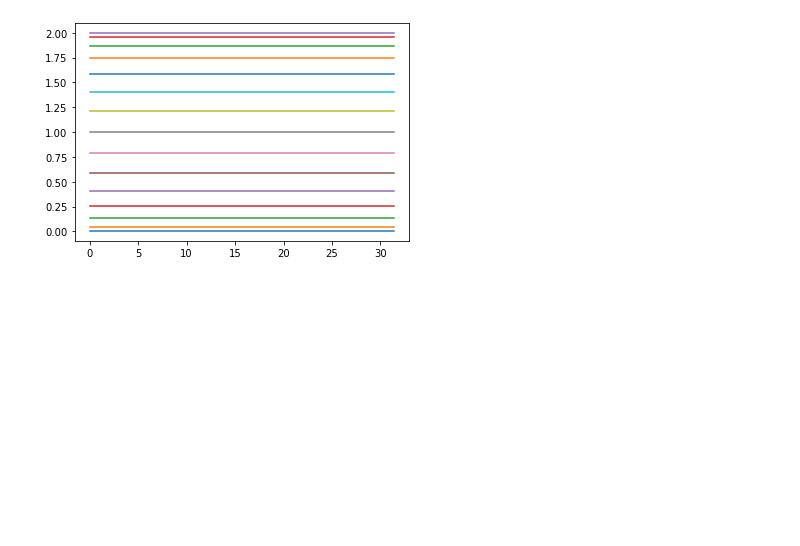
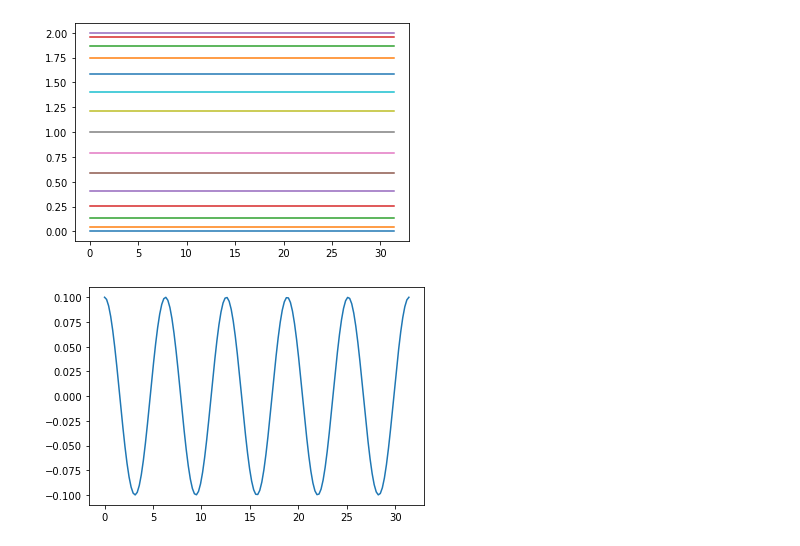
Before and after one commit to richmf/Fisica-Computacional-clases, a Jupyter notebook: Mapeo1.ipynb, the cells around one changed output. Saved outputs shown, nothing was run; the diff lists cells and outputs as text; code cells hidden in the pictures; blank space fills up the shorter version.

```diff
--- a/Mapeo1.ipynb
+++ b/Mapeo1.ipynb
@@ -71,3 +72,10 @@ for i in range(N_tray):
 show()
 # %% [output]
 [figure]
+# %%
+t = linspace(intervalo[0],intervalo[1],150)
+th , vth = tray_f[0](t)
+plot(t,th)
+show()
+# %% [output]
+[figure, added]
```
Also changed, not shown: parts of 4 cells of this notebook.
